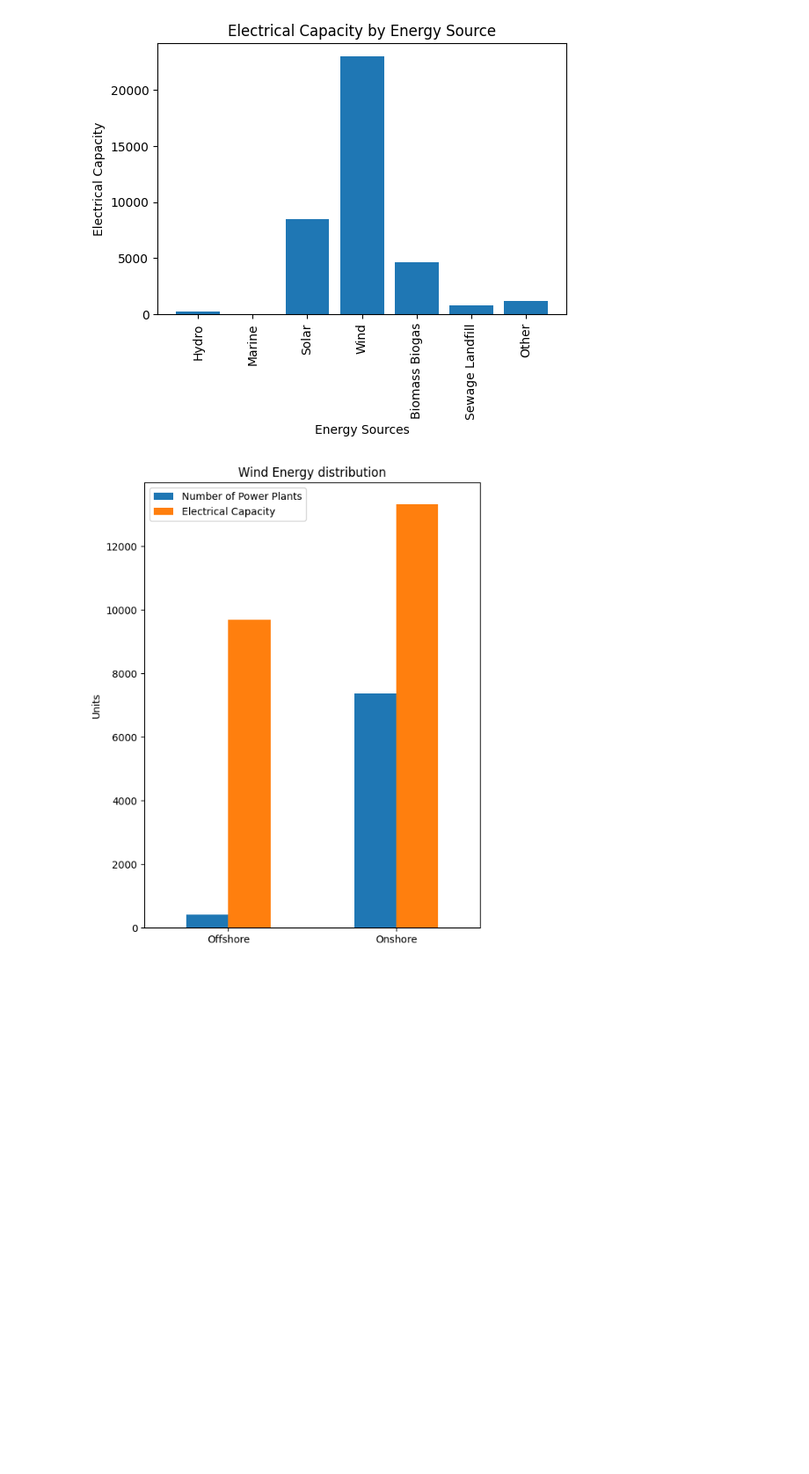
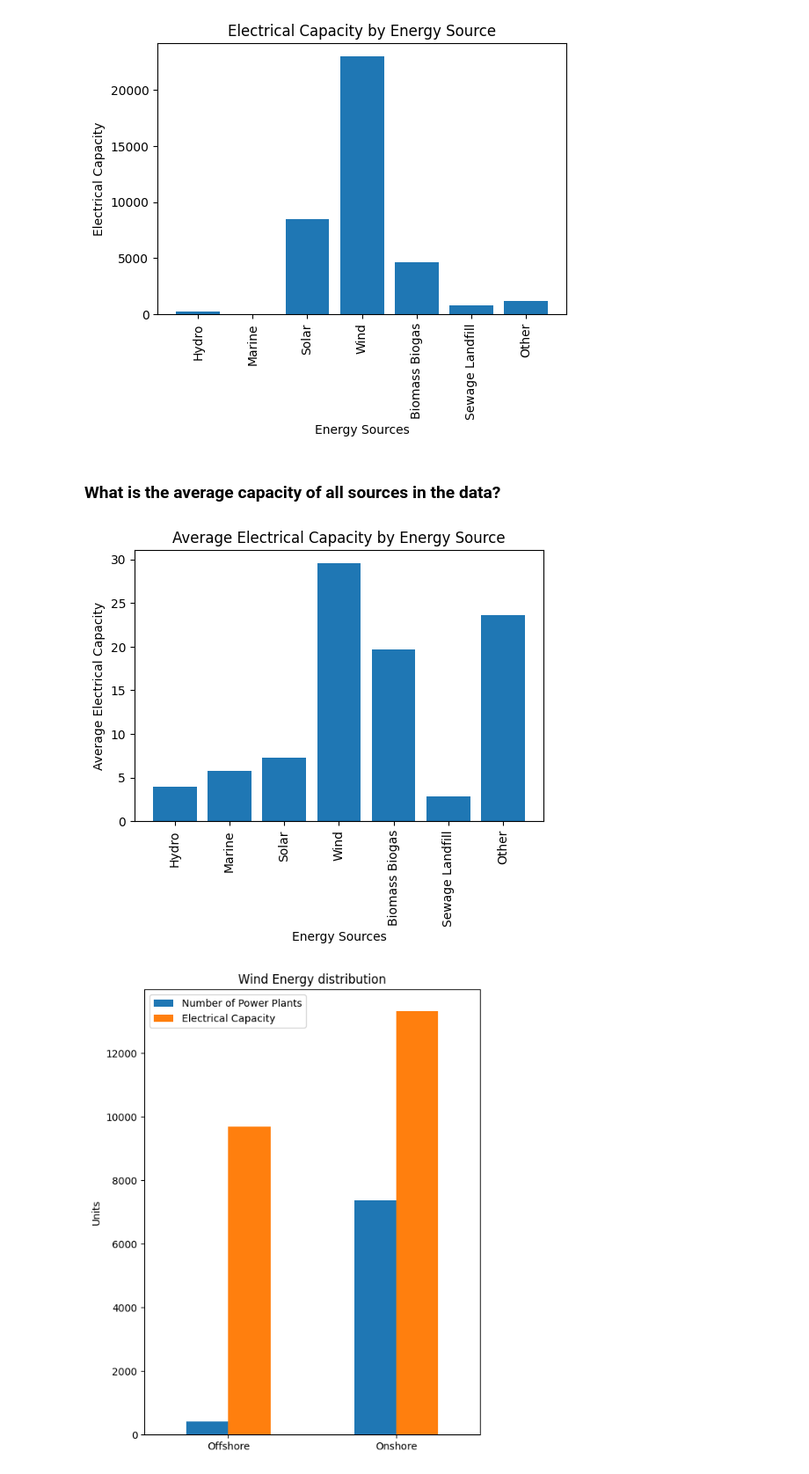
Before and after one commit to MahendraC17/Exploratory-Data-Analysis---Renewable-Power-plants-In-UK, a Jupyter notebook: EDA_renewable_power_plants.ipynb, the cells around one changed output. Shown at 88% size. Cells and saved outputs as stored; diff of their text form; code cells hidden in the pictures; blank space fills up the shorter version.

Commit message:
Visualising 0.16

```diff
--- a/EDA_renewable_power_plants.ipynb
+++ b/EDA_renewable_power_plants.ipynb
@@ -213,3 +213,6 @@ nan_counts = rpp['number_of_turbines'].isna().sum()
 nan_counts
 # %% [output]
 1842
+# %%
+rpp.dropna(subset=['country'], inplace=True)
+rpp['electrical_capacity'].isnull().sum()
@@ -404,6 +430,23 @@ plt.title('Electrical Capacity by Energy Source')
 plt.show()
 # %% [output]
 [figure]
+# %% [markdown]
+### What is the average capacity of all sources in the data?
+# %%
+avgCapacity = []
+for i in sources:
+    j = rpp_ssy.loc[rpp_ssy[i] == 1, 'electrical_capacity'].mean()
+    avgCapacity.append(j)
+
+fig = plt.figure(figsize=(6, 4))
+plt.bar(['Hydro', 'Marine', 'Solar', 'Wind', 'Biomass Biogas', 'Sewage Landfill', 'Other'], avgCapacity)
+plt.xlabel('Energy Sources')
+plt.xticks(rotation=90)
+plt.ylabel('Average Electrical Capacity')
+plt.title('Average Electrical Capacity by Energy Source')
+plt.show()
+# %% [output]
+[figure, added]
 # %%
 # Visual represntation of Wind Energy distribution and its Electrical Capacity
 windSources = ['offshore_wind', 'onshore_wind']
```
Also changed, not shown: parts of 12 cells of this notebook.
